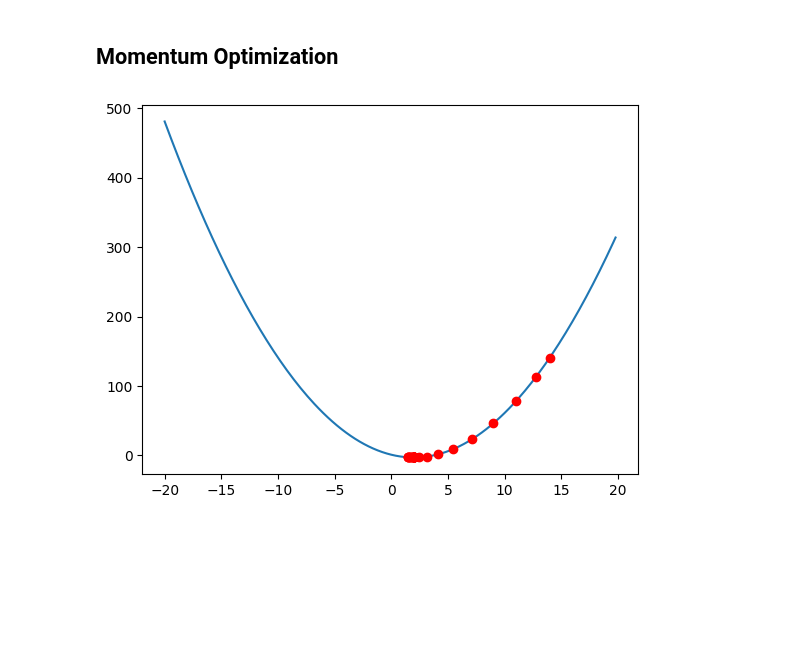
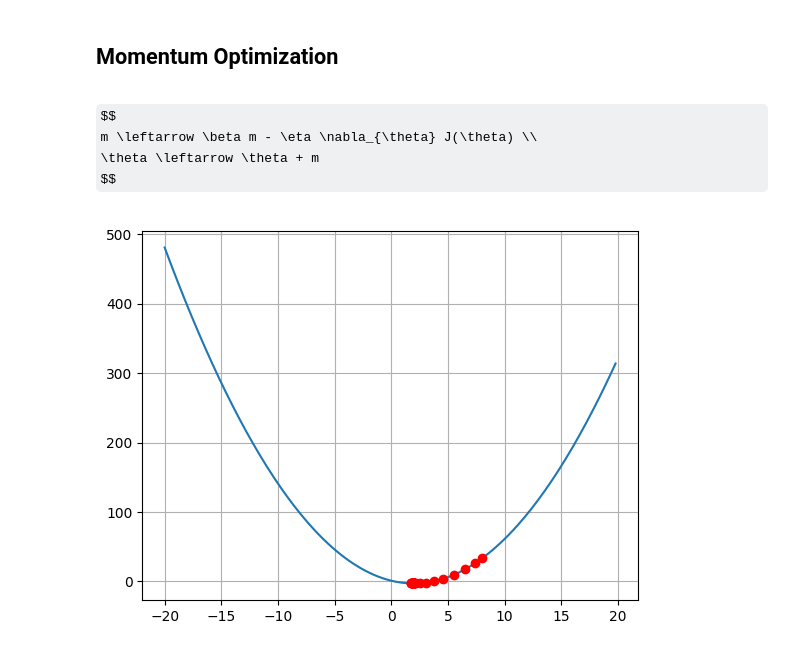
Before and after one commit to Mrjulss/faster_optimizers, a Jupyter notebook: gradient.ipynb, the cells around one changed output. Drawn from its saved outputs; the diff is of its cells as text; code cells hidden in the pictures; some formulas as TeX source; blank space fills up the shorter version.

```diff
--- a/gradient.ipynb
+++ b/gradient.ipynb
@@ -37,24 +42,30 @@ gradient_descent(steps=30)
 [figure]
 # %% [markdown]
 ## Momentum Optimization
+# %% [markdown]
+$$
+m \leftarrow \beta m - \eta \nabla_{\theta} J(\theta) \\
+\theta \leftarrow \theta + m
+$$
 # %%
 def momentum_step(x,r,b,m):
     m = b*m - r * gradient_func(x)
     x = x + m
     return m,x
 
 def momentum_gradient_descent(steps=10, r=0.1, beta=0.1):
     x = np.arange(-20., 20., 0.2)
     y = np.array([func(val) for val in x])
     plt.plot(x,y)
     cur_x = random_initialize()
     momentum = 0
     for i in range(steps):
         plt.plot(cur_x, func(cur_x), color='red', marker='o')
         momentum, cur_x = momentum_step(cur_x, r, beta, momentum)
 
+    plt.grid()
     plt.show()
 
 momentum_gradient_descent(steps=30, r=0.05, beta=0.6)
 # %% [output]
-[figure, old version]
+[figure, new version]
```
Also changed, not shown: parts of 5 cells of this notebook.
